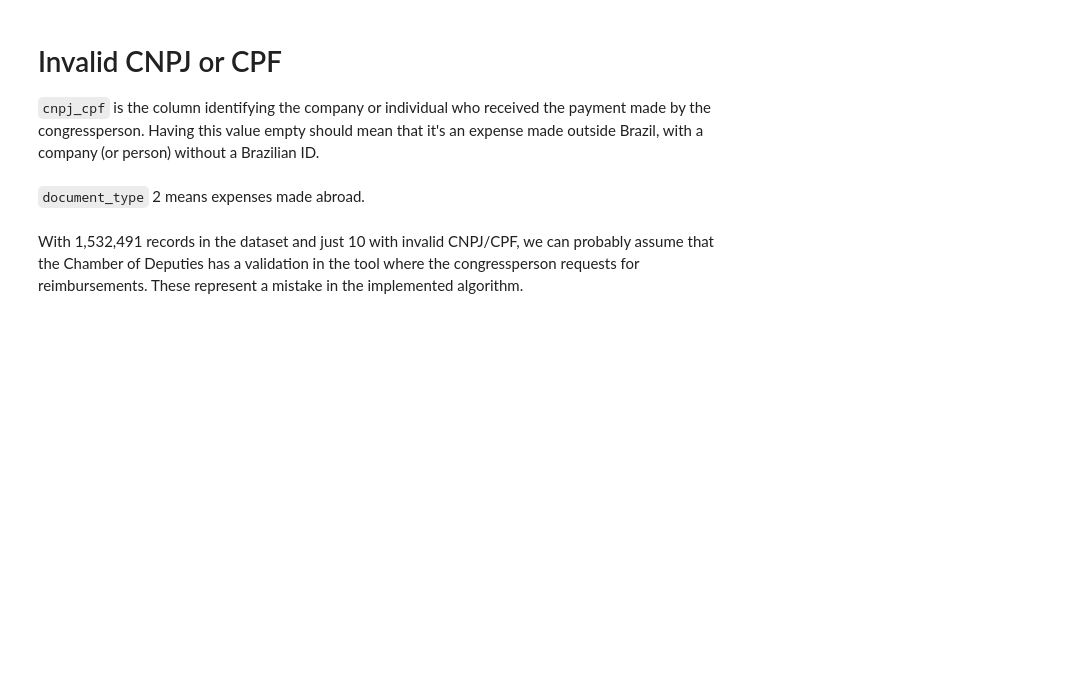
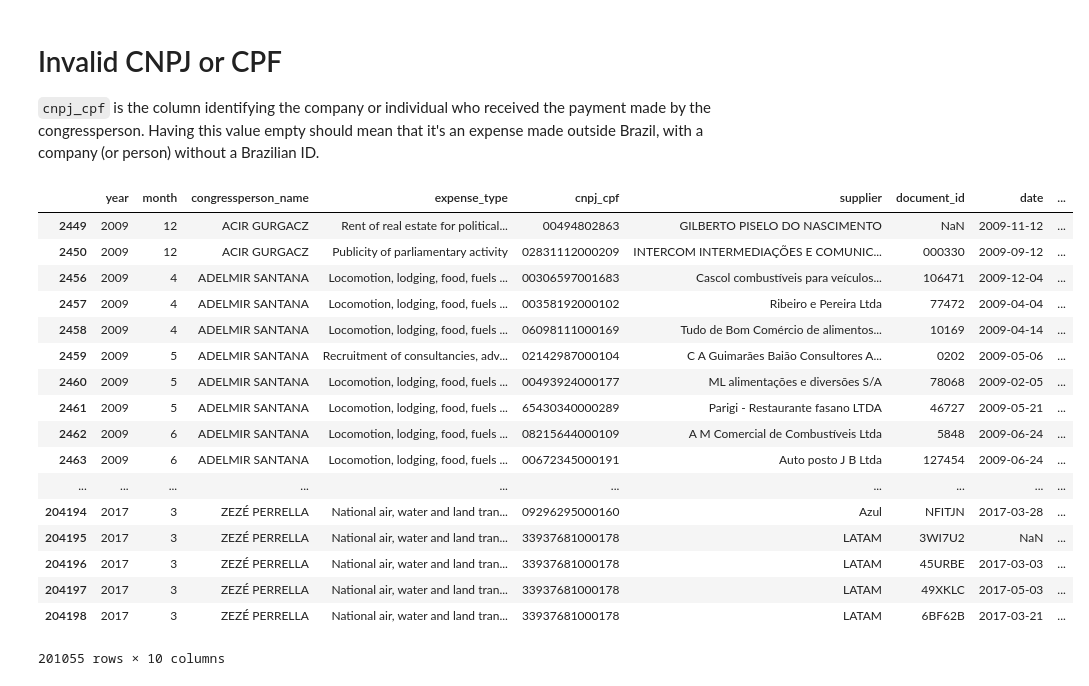
Before and after one commit to okfn-brasil/serenata-de-amor, a Jupyter notebook: develop/2017-05-18-jtemporal-federal-senate-invalid-cnpj-or-cpf.ipynb, the cells around one changed output. Saved outputs shown, nothing was run; the diff lists cells and outputs as text; code cells hidden in the pictures; blank space fills up the shorter version.

```diff
--- a/develop/2017-05-18-jtemporal-federal-senate-invalid-cnpj-or-cpf.ipynb
+++ b/develop/2017-05-18-jtemporal-federal-senate-invalid-cnpj-or-cpf.ipynb
@@ -6,9 +6,30 @@
 import numpy as np
 import pandas as pd
 
-dataset = pd.read_csv('../data/2017-05-17-federal-senate-reimbursements.xz',
-                      dtype={'cnpj_cpf': np.str}, encoding='utf-8')
-dataset.shape
+dataset = pd.read_csv('../data/2017-05-17-federal-senate-reimbursements.xz',\
+                      dtype={'cnpj_cpf': np.str}, encoding = "utf-8")
+# %%
+dataset = dataset[dataset['cnpj_cpf'].notnull()]
+dataset
+# %% [output]
+|  | year | month | congressperson_name | expense_type | cnpj_cpf | supplier | document_id | date | ... |
+| 2449 | 2009 | 12 | ACIR GURGACZ | Rent of real estate for political... | 00494802863 | GILBERTO PISELO DO NASCIMENTO | NaN | 2009-11-12 | ... |
+| 2450 | 2009 | 12 | ACIR GURGACZ | Publicity of parliamentary activity | 02831112000209 | INTERCOM INTERMEDIAÇÕES E COMUNIC... | 000330 | 2009-09-12 | ... |
+| 2456 | 2009 | 4 | ADELMIR SANTANA | Locomotion, lodging, food, fuels ... | 00306597001683 | Cascol combustíveis para veículos... | 106471 | 2009-12-04 | ... |
+| 2457 | 2009 | 4 | ADELMIR SANTANA | Locomotion, lodging, food, fuels ... | 00358192000102 | Ribeiro e Pereira Ltda | 77472 | 2009-04-04 | ... |
+| 2458 | 2009 | 4 | ADELMIR SANTANA | Locomotion, lodging, food, fuels ... | 06098111000169 | Tudo de Bom Comércio de alimentos... | 10169 | 2009-04-14 | ... |
+| 2459 | 2009 | 5 | ADELMIR SANTANA | Recruitment of consultancies, adv... | 02142987000104 | C A Guimarães Baião Consultores A... | 0202 | 2009-05-06 | ... |
+| 2460 | 2009 | 5 | ADELMIR SANTANA | Locomotion, lodging, food, fuels ... | 00493924000177 | ML alimentações e diversões S/A | 78068 | 2009-02-05 | ... |
+| 2461 | 2009 | 5 | ADELMIR SANTANA | Locomotion, lodging, food, fuels ... | 65430340000289 | Parigi - Restaurante fasano LTDA | 46727 | 2009-05-21 | ... |
+| 2462 | 2009 | 6 | ADELMIR SANTANA | Locomotion, lodging, food, fuels ... | 08215644000109 | A M Comercial de Combustíveis Ltda | 5848 | 2009-06-24 | ... |
+| 2463 | 2009 | 6 | ADELMIR SANTANA | Locomotion, lodging, food, fuels ... | 00672345000191 | Auto posto J B Ltda | 127454 | 2009-06-24 | ... |
+| ... | ... | ... | ... | ... | ... | ... | ... | ... | ... |
+| 204194 | 2017 | 3 | ZEZÉ PERRELLA | National air, water and land tran... | 09296295000160 | Azul | NFITJN | 2017-03-28 | ... |
+| 204195 | 2017 | 3 | ZEZÉ PERRELLA | National air, water and land tran... | 33937681000178 | LATAM | 3WI7U2 | NaN | ... |
+| 204196 | 2017 | 3 | ZEZÉ PERRELLA | National air, water and land tran... | 33937681000178 | LATAM | 45URBE | 2017-03-03 | ... |
+| 204197 | 2017 | 3 | ZEZÉ PERRELLA | National air, water and land tran... | 33937681000178 | LATAM | 49XKLC | 2017-05-03 | ... |
+| 204198 | 2017 | 3 | ZEZÉ PERRELLA | National air, water and land tran... | 33937681000178 | LATAM | 6BF62B | 2017-03-21 | ... |
+201055 rows × 10 columns
 # %%
 from pycpfcnpj import cpfcnpj
 
@@ -19,5 +40,3 @@ def validate_cnpj_cpf(cnpj_or_cpf):
 
 cnpj_cpf_list = dataset['cnpj_cpf'].astype(np.str).replace('nan', None)
 dataset['valid_cnpj_cpf'] = np.vectorize(validate_cnpj_cpf)(cnpj_cpf_list)
-# %% [markdown]
-`document_type` 2 means expenses made abroad.
@@ -33,2 +42,0 @@ dataset.query('document_type != 2').loc[~dataset['valid_cnpj_cpf'], keys]
-# %% [markdown]
-With 1,532,491 records in the dataset and just 10 with invalid CNPJ/CPF, we can probably assume that the Chamber of Deputies has a validation in the tool where the congressperson requests for reimbursements. These represent a mistake in the implemented algorithm.
```
Also changed, not shown: parts of 4 cells of this notebook, 2 other files.
